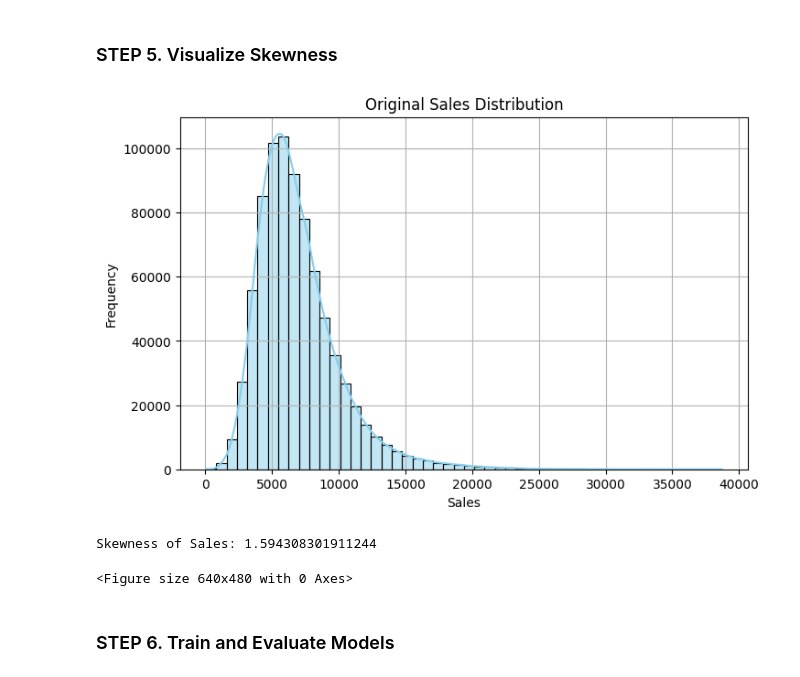
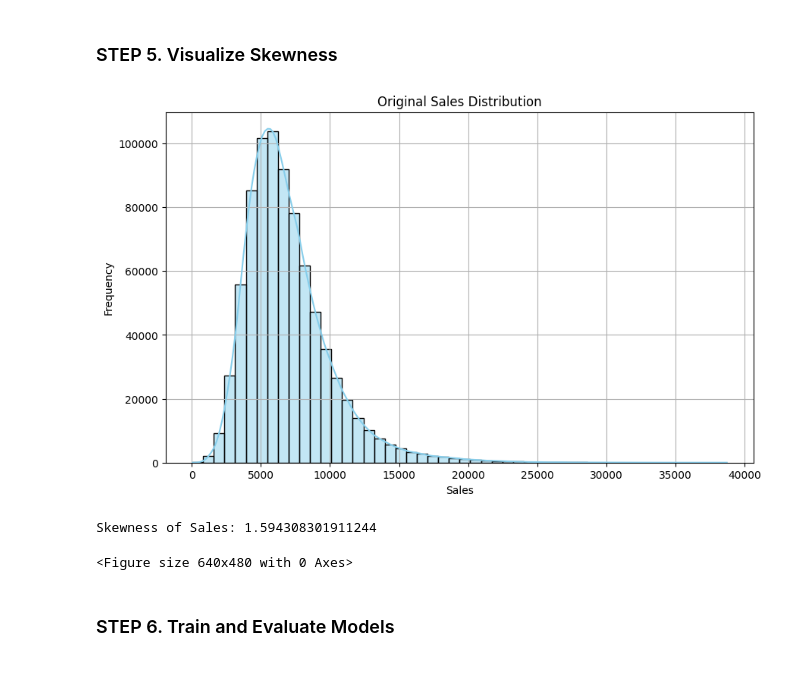
Before and after one commit to coolhead/sales-forecasting, a Jupyter notebook: notebooks/sales_forecasting_RaghavendraSiddappa.ipynb, the cells around one changed output. Cells and saved outputs as stored; diff of their text form; code cells hidden in the pictures.

```diff
--- a/notebooks/sales_forecasting_RaghavendraSiddappa.ipynb
+++ b/notebooks/sales_forecasting_RaghavendraSiddappa.ipynb
@@ -115,17 +115,17 @@ X_test = test_df.drop(columns=drop_cols)
 # %% [markdown]
 ### STEP 5. Visualize Skewness
 # %%
-plt.figure(figsize=(8, 5))
+plt.figure(figsize=(10, 6))
 sns.histplot(train_df['Sales'], kde=True, bins=50, color='skyblue')
 plt.title("Original Sales Distribution")
 plt.xlabel("Sales")
 plt.ylabel("Frequency")
 plt.grid(True)
 plt.show()
 print("Skewness of Sales:", train_df['Sales'].skew())
 plt.savefig("../assets/original_sales_distribution.png")
 # %% [output]
-[figure, old version]
+[figure, new version]
 Skewness of Sales: 1.594308301911244
 <Figure size 640x480 with 0 Axes>
 # %% [markdown]
```
Also changed, not shown: parts of 1 cell of this notebook, 1 other file.
